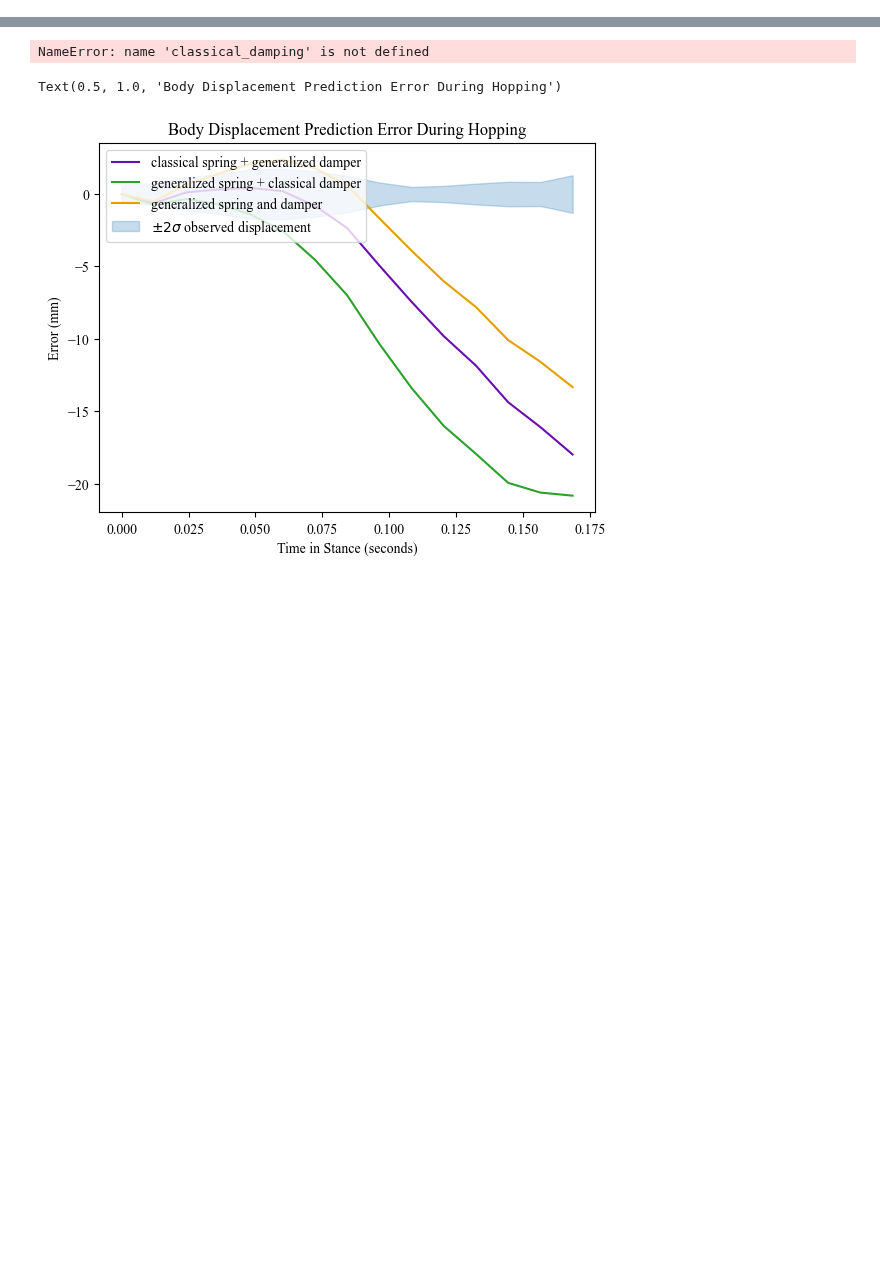
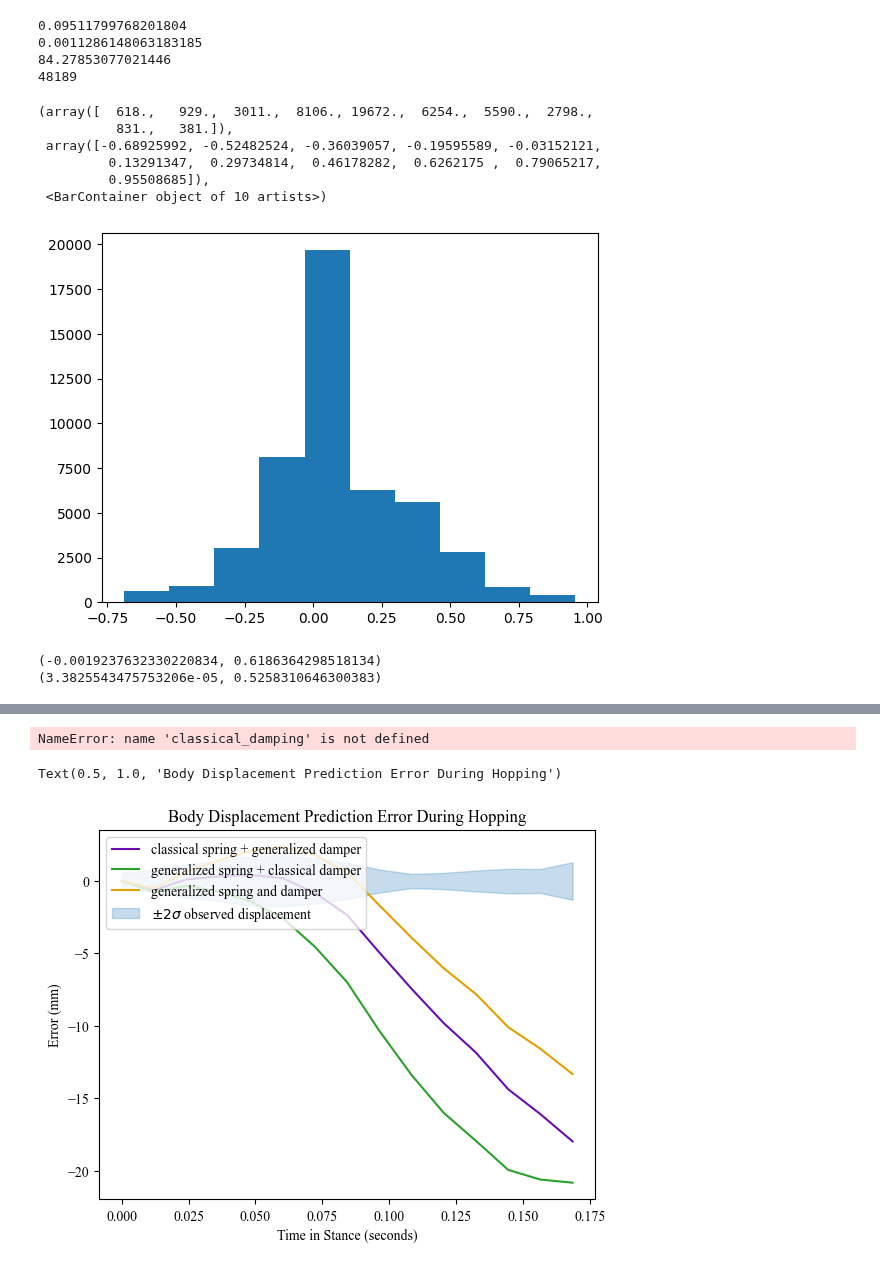
Before and after one commit to JGSuw/hsa_hopper_control, a Jupyter notebook: notebooks/aim2/hsa_model_analysis.ipynb, the cells around one changed output, grey strips where cells are left out. Saved outputs shown, nothing was run; the diff lists cells and outputs as text; code cells hidden in the pictures; blank space fills up the shorter version.

```diff
--- a/notebooks/aim2/hsa_model_analysis.ipynb
+++ b/notebooks/aim2/hsa_model_analysis.ipynb
@@ -363,0 +483,27 @@ print(linear_model.b)
+# %%
+linear_results = []
+all_errors = []
+all_b = []
+for psi in unique_psi:
+    model = HSAModel(0,0,0,None,None,None,None,1,1)
+    frame = MASTER_DF.loc[MASTER_DF['psi']==psi,:]
+    result = governing_equation_lstsq(model, actuator_model, 0., frame)
+    linear_results.append(result)
+    all_errors.append(result.errors)
+    all_b.append(result.b)
+errors = np.hstack(all_errors)
+b = np.hstack(all_b)
+linear_sos_res = np.sum(errors**2)
+linear_sos_tot = np.sum((b-np.average(b))**2)
+linear_rmse = np.sqrt(linear_sos_res/b.size)
+linear_rsqr = 1-linear_sos_res/linear_sos_tot
+
+# linear_result = governing_equation_lstsq(linear_model,actuator_model,0.,MASTER_DF)
+print(f'NL-SD RMSE: {nlsd_result.rmse}')
+print(f'NL-SD R^2: {nlsd_result.r_sqr}')
+print(f'NL-S RMSE: {nls_result.rmse}')
+print(f'NL-S R^2: {nls_result.r_sqr}')
+print(f'NL-S RMSE: {nld_result.rmse}')
+print(f'NL-D R^2: {nld_result.r_sqr}')
+print(f'ML-RMSE RMSE: {linear_rmse}')
+print(f'ML-R^2 R^2: {linear_rsqr}')
@@ -364,3 +519,37 @@ print(linear_model.b)
+# %%
+# e1 = linear_result['errors']
+e1 = errors
+e2 = nlsd_result.errors
+d = np.abs(e1) - np.abs(e2)
+xbar = np.average(d)
+s_xbar = np.std(d)/np.sqrt(d.size)
+t = xbar/s_xbar
+df = d.size-1
+print(xbar)
+print(s_xbar)
+print(t)
+print(df)
+# %% [output]
+0.09511799768201804
+0.0011286148063183185
+84.27853077021446
+48189
+# %%
+plt.hist(d)
+# %% [output]
+(array([  618.,   929.,  3011.,  8106., 19672.,  6254.,  5590.,  2798.,
+          831.,   381.]),
+ array([-0.68925992, -0.52482524, -0.36039057, -0.19595589, -0.03152121,
+         0.13291347,  0.29734814,  0.46178282,  0.6262175 ,  0.79065217,
+         0.95508685]),
+ <BarContainer object of 10 artists>)
+[figure, added]
+# %%
+print((x1,s1))
+print((x2,s2))
+# %% [output]
+(-0.0019237632330220834, 0.6186364298518134)
+(3.3825543475753206e-05, 0.5258310646300383)
 # %%
 print(f'NL-SD R^2: {nlsd_result.r_sqr}')
 print(f'NL-SD R^2 adj: {nlsd_result.r_sqr_adj}')
```
Also changed, not shown: parts of 20 cells of this notebook, 3 other files.
